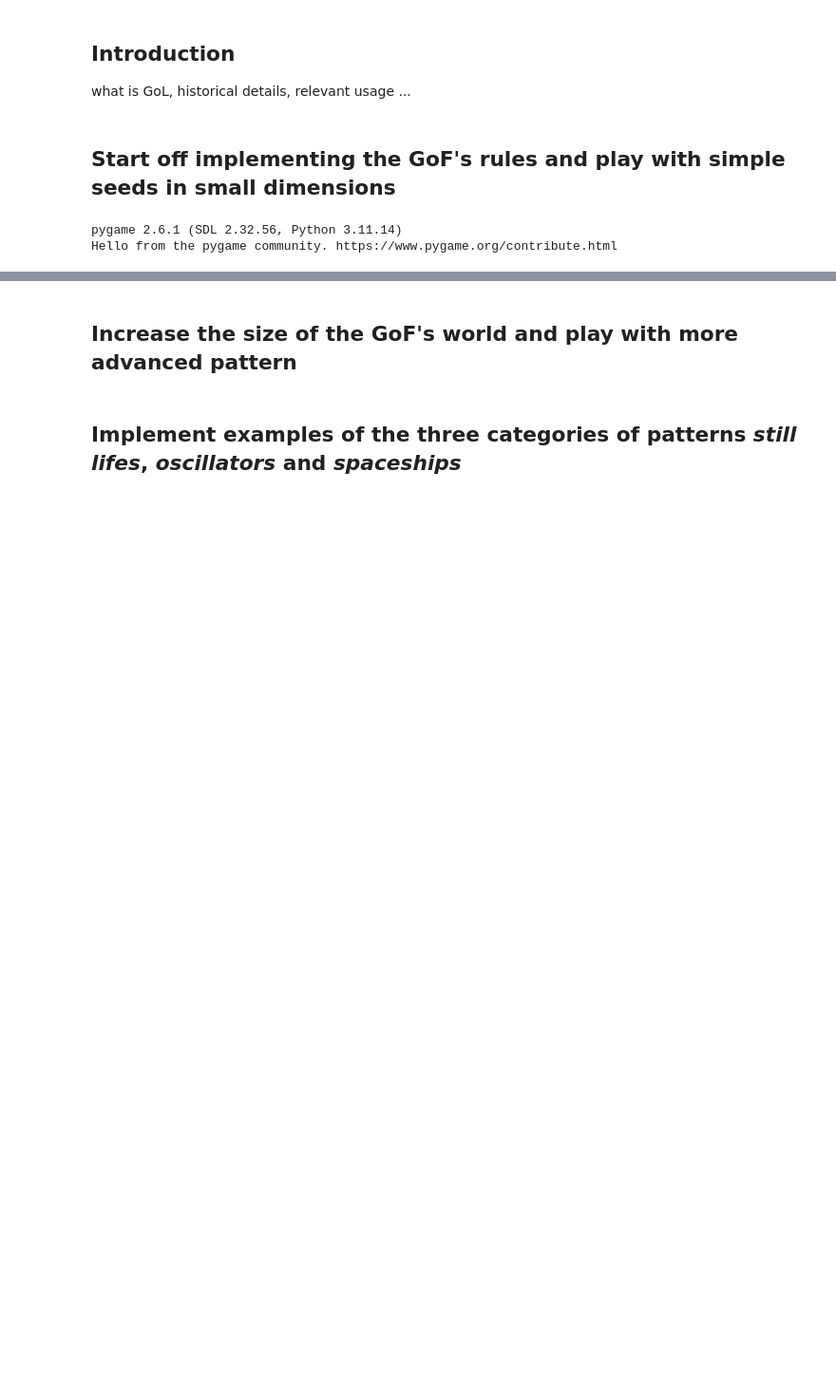
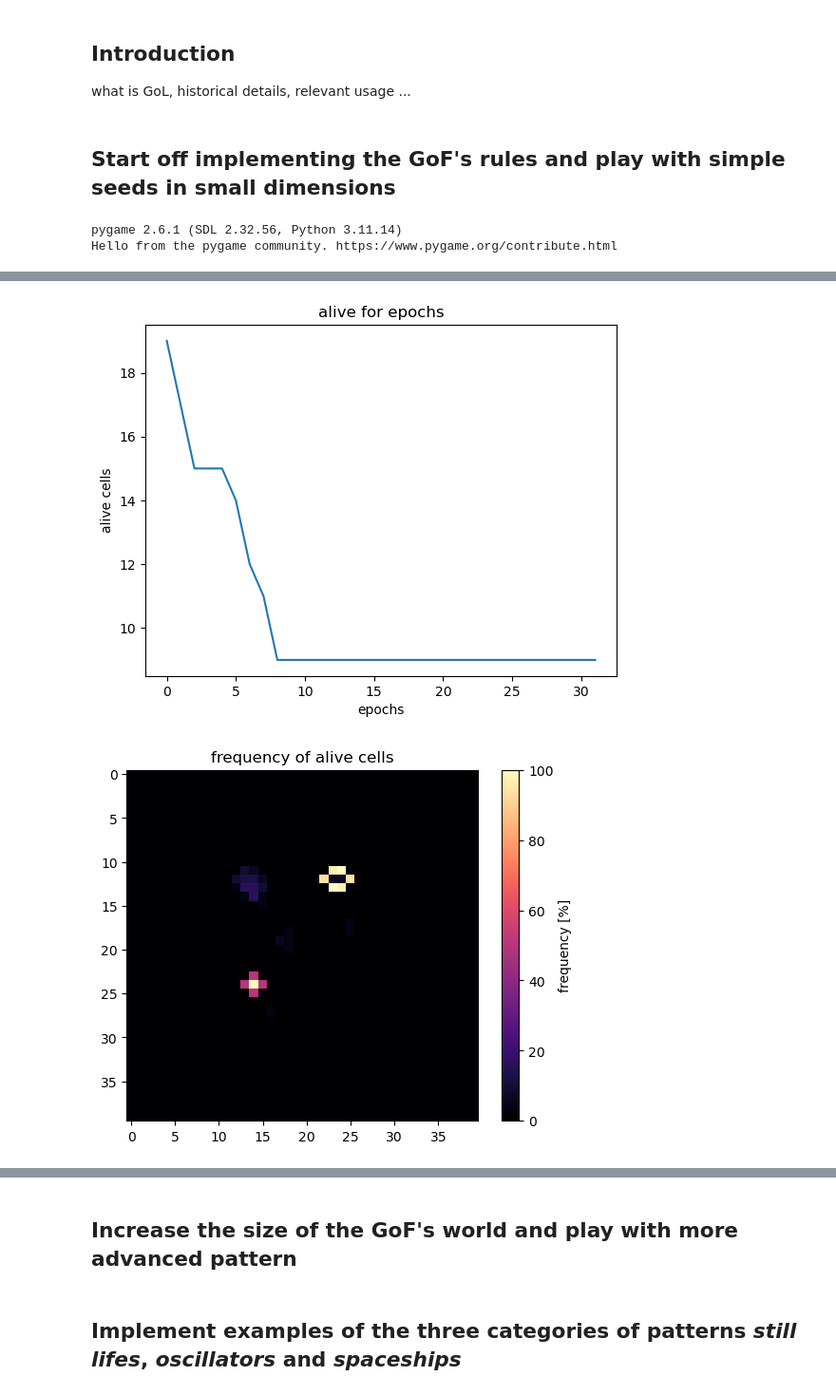
Before and after one commit to nicolomeneguzzo/LCP_project_GameofLife, a Jupyter notebook: Project-pygame.ipynb, the cells around one changed output, grey strips where cells are left out. Shown at 95% size. Saved outputs shown, nothing was run; the diff lists cells and outputs as text; code cells hidden in the pictures; blank space fills up the shorter version.

```diff
--- a/Project-pygame.ipynb
+++ b/Project-pygame.ipynb
@@ -86,49 +90,103 @@ clock = pygame.time.Clock() #inizializza il tempo di refreshing credo na roba si
 grid = np.zeros((row, cols)) #preparo la griglia vuota
 
 # Seed centrale
-#seed = np.array([[0,0,1,],
-              #  [0,0,1,1],
-               # [0,1,0,0],
-                #[1,1,0,0]])
+# seed = np.array()
+# seed = np.array([[0,0,0,1],
+#                  [0,0,1,1],
+#                  [0,1,0,0],
+#                  [1,1,0,0]])
 #x0, y0 = row//2, cols//2
 #grid[x0:x0+seed.shape[0], y0:y0+seed.shape[1]] = seed
+
+activity = np.zeros((row, cols))
+epochs, seen_hashes, history, freq, occupancy, patterns  = [], [], [], [], [], {}
+tick, replicate = 0, 0
 
 running = True
 paused = True  # inizia in pausa per poter disegnare
 
 while running:
     clock.tick(FPS) #limito gli FPS, aggiornamenti al secondo, a noi non ne servono tanti
 
     for event in pygame.event.get(): #raccoglie gli eventi (click del mouse, della barra, etc..)
-        if event.type == pygame.QUIT:# clicco sulla x per uscire
+        if event.type == pygame.QUIT: # clicco sulla x per uscire
             running = False
 
-    # Toggle pausa con barra spaziatrice
+        # Toggle pausa con barra spaziatrice
         if event.type == pygame.KEYDOWN:
             if event.key == pygame.K_SPACE:
                 paused = not paused
 
         # Click singolo
         if event.type == pygame.MOUSEBUTTONDOWN:
             mx, my = pygame.mouse.get_pos() #devo convertire le cordinate del cursore da pixel a coord della griglia, corrispondenza pixel-cella
             ro = my // cell_size
             col = mx // cell_size
             grid[ro, col] = 1 - grid[ro, col] #toggle matematico trasforma la cella dsa 0 a 1 o viceversa
 
-    # Drag col mouse
-    if pygame.mouse.get_pressed()[0]:  # tasto sinistro premuto
-        mx, my = pygame.mouse.get_pos()
-        ro = my // cell_size
-        col = mx // cell_size
-        grid[ro, col] = 1
+        # Drag col mouse
+        if pygame.mouse.get_pressed()[0]:  # tasto sinistro premuto
+            mx, my = pygame.mouse.get_pos()
+            ro = my // cell_size
+            col = mx // cell_size
+            grid[ro, col] = 1
+
+        if event.type == pygame.KEYDOWN:
+            if event.key == pygame.K_z:
+                grid = np.zeros((row, cols))
 
     #fase di reddering
     # Aggiorna griglia se non in pausa
     if not paused:
-        grid = rule(grid)
+
+        new_grid = rule(grid)
+
+        #check
+        if np.array_equal(new_grid, grid):
+            paused = True
+        else:
+            grid = new_grid
+
+        #conta quante volte appaiono i pattern non toccare
+
+        h = hash(grid.tobytes()) #grid è un array numpy non puo andare del dict come chiave, hash lo converto la matrice in una sequenza di byte con tobytes() e lo converto in un intero UNICO con hash() per identificare la conformazione della griglia registrata
+        if h in seen_hashes:
+            replicate += 1
+        else:
+            seen_hashes.append(h)
+
+        alive = np.sum(grid)
+        epochs.append(tick)
+        history.append(alive)
+        activity += grid
+
+        tick += 1
 
     screen.fill((255, 255, 255)) #colora tutto lo schermo di bianco per aggiornare altrimenti possono rimanere cose dell'immagine precedente
     draw(screen, grid) #chiama la funzione draw() per disegnare la griglia
     pygame.display.flip() #applica la griglia al tick successivo
 
 pygame.quit() #chiude in modo pulito
+
+plt.figure()
+plt.plot(epochs, history)
+plt.xlabel('epochs')
+plt.ylabel('alive cells')
+plt.title('alive for epochs')
+plt.show()
+
+freq = (activity / tick) * 100
+plt.imshow(freq, cmap='magma')
+
+plt.colorbar(label='frequency [%]')
+plt.title('frequency of alive cells')
+plt.show()
+
+print("Pattern unici e frequenze:")
+for i, (h, (pattern, count)) in enumerate(patterns.items(), 1):
+    print(f"Pattern {i}: apparso {count} volte ({count/tick*100:.1f}% dei tick)")
+    print(pattern)
+    print("-" * 30)
+# %% [output]
+[figure, added]
+[figure, added]
```
Also changed, not shown: parts of 3 cells of this notebook.
